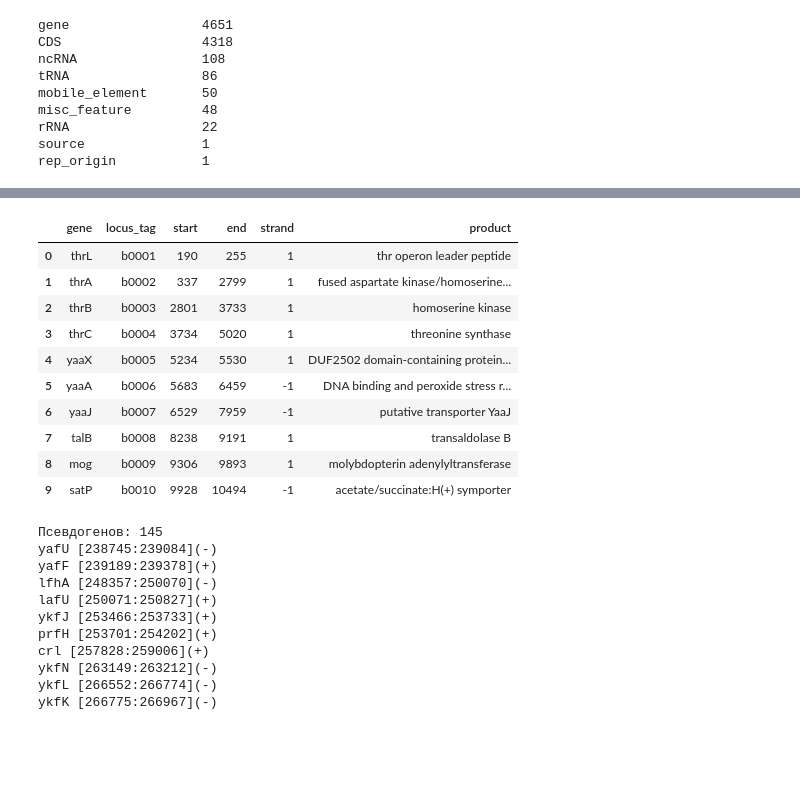
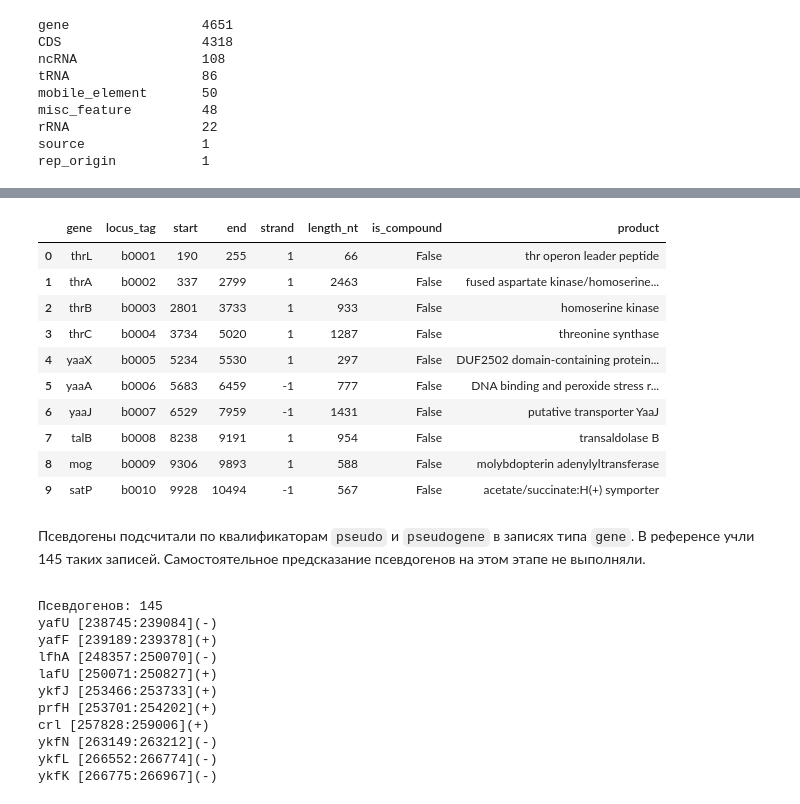
Before and after one commit to dankasokol/Genome-annotation-E.coli-K12, a Jupyter notebook: notebooks/01_genome_exploration.ipynb, the cells around one changed output, grey strips where cells are left out. Drawn from its saved outputs; the diff is of its cells as text; code cells hidden in the pictures; blank space fills up the shorter version.

```diff
--- a/notebooks/01_genome_exploration.ipynb
+++ b/notebooks/01_genome_exploration.ipynb
@@ -22,8 +28,0 @@ Biopython: 1.88
-# %%
-#Путь до генома
-project_dir = Path.cwd().parent
-genome_path = project_dir / "data/raw/genome.fna"
-
-print("Папка проекта:", project_dir)
-print("Путь к геному:", genome_path)
-print("Файл найден:", genome_path.exists())
@@ -33,0 +29,16 @@ print("Файл найден:", genome_path.exists())
+# %%
+import os
+
+# Ищем корень проекта при запуске из notebooks, проекта или общей рабочей папки.
+configured_root = os.environ.get("GENOME_ANNOTATION_PROJECT_ROOT")
+if configured_root:
+    project_dir = Path(configured_root).expanduser().resolve()
+else:
+    candidates = [candidate for base in (Path.cwd(), *Path.cwd().parents)
+                  for candidate in (base, base / "projects/genome_annotation")]
+    project_dir = next((p for p in candidates if (p / "data/raw/genome.fna").is_file()), None)
+if project_dir is None or not (project_dir / "data/raw/genome.fna").is_file():
+    raise FileNotFoundError("Откройте ноутбук из папки проекта или задайте GENOME_ANNOTATION_PROJECT_ROOT")
+
+genome_path = project_dir / "data/raw/genome.fna"
+print("Папка проекта:", project_dir)
@@ -168,0 +165,9 @@ print("Количество аннотированных элементов:",le
+# %%
+reference_path = project_dir / "data/processed/NC_000913.3.gbk"
+reference = SeqIO.read(reference_path, "genbank")
+
+same = str(record.seq).upper() == str(reference.seq).upper()
+print("Референс:", reference.id)
+print("Длина референса:", len(reference.seq))
+print("Полное совпадение последовательностей:", same)
+assert same, "Для координатного сравнения нужен референс с той же последовательностью"
@@ -168,0 +188,4 @@ print("Количество аннотированных элементов:",le
+# %%
+annotated_genome = reference
+print("Организм:", annotated_genome.annotations["organism"])
+print("Количество записей признаков:", len(annotated_genome.features))
@@ -187,32 +219,34 @@ rep_origin           1
 # %%
 #Таблица генов
 genes = []
 
 for feature in annotated_genome.features:
     if feature.type != "CDS":
         continue
     genes.append({
         "gene": feature.qualifiers.get("gene", ["unknown"])[0],
         "locus_tag": feature.qualifiers.get("locus_tag", [""])[0],
         "start": int(feature.location.start) + 1,
         "end": int(feature.location.end),
         "strand": feature.location.strand,
+        "length_nt": len(feature.location),
+        "is_compound": len(feature.location.parts) > 1,
         "product": feature.qualifiers.get("product", ["unknown"])[0]
     })
 
 genes_df = pd.DataFrame(genes)
 
 display(genes_df.head(10))
 # %% [output]
-|  | gene | locus_tag | start | end | strand | product |
-| 0 | thrL | b0001 | 190 | 255 | 1 | thr operon leader peptide |
-| 1 | thrA | b0002 | 337 | 2799 | 1 | fused aspartate kinase/homoserine... |
-| 2 | thrB | b0003 | 2801 | 3733 | 1 | homoserine kinase |
-| 3 | thrC | b0004 | 3734 | 5020 | 1 | threonine synthase |
-| 4 | yaaX | b0005 | 5234 | 5530 | 1 | DUF2502 domain-containing protein... |
-| 5 | yaaA | b0006 | 5683 | 6459 | -1 | DNA binding and peroxide stress r... |
-| 6 | yaaJ | b0007 | 6529 | 7959 | -1 | putative transporter YaaJ |
-| 7 | talB | b0008 | 8238 | 9191 | 1 | transaldolase B |
-| 8 | mog | b0009 | 9306 | 9893 | 1 | molybdopterin adenylyltransferase |
-| 9 | satP | b0010 | 9928 | 10494 | -1 | acetate/succinate:H(+) symporter |
+|  | gene | locus_tag | start | end | strand | length_nt | is_compound | product |
+| 0 | thrL | b0001 | 190 | 255 | 1 | 66 | False | thr operon leader peptide |
+| 1 | thrA | b0002 | 337 | 2799 | 1 | 2463 | False | fused aspartate kinase/homoserine... |
+| 2 | thrB | b0003 | 2801 | 3733 | 1 | 933 | False | homoserine kinase |
+| 3 | thrC | b0004 | 3734 | 5020 | 1 | 1287 | False | threonine synthase |
+| 4 | yaaX | b0005 | 5234 | 5530 | 1 | 297 | False | DUF2502 domain-containing protein... |
+| 5 | yaaA | b0006 | 5683 | 6459 | -1 | 777 | False | DNA binding and peroxide stress r... |
+| 6 | yaaJ | b0007 | 6529 | 7959 | -1 | 1431 | False | putative transporter YaaJ |
+| 7 | talB | b0008 | 8238 | 9191 | 1 | 954 | False | transaldolase B |
+| 8 | mog | b0009 | 9306 | 9893 | 1 | 588 | False | molybdopterin adenylyltransferase |
+| 9 | satP | b0010 | 9928 | 10494 | -1 | 567 | False | acetate/succinate:H(+) symporter |
 # %%
@@ -235,3 +257,9 @@ genes_df.to_csv(
+# %% [markdown]
+<div style="line-height: 1.8;">
+
+Псевдогены подсчитали по квалификаторам `pseudo` и `pseudogene` в записях типа `gene`. В референсе учли 145 таких записей. Самостоятельное предсказание псевдогенов на этом этапе не выполняли.
+
+</div>
 # %%
 # Псевдогены
 pseudogenes = [
```
Also changed, not shown: parts of 31 cells of this notebook, 34 other files.
